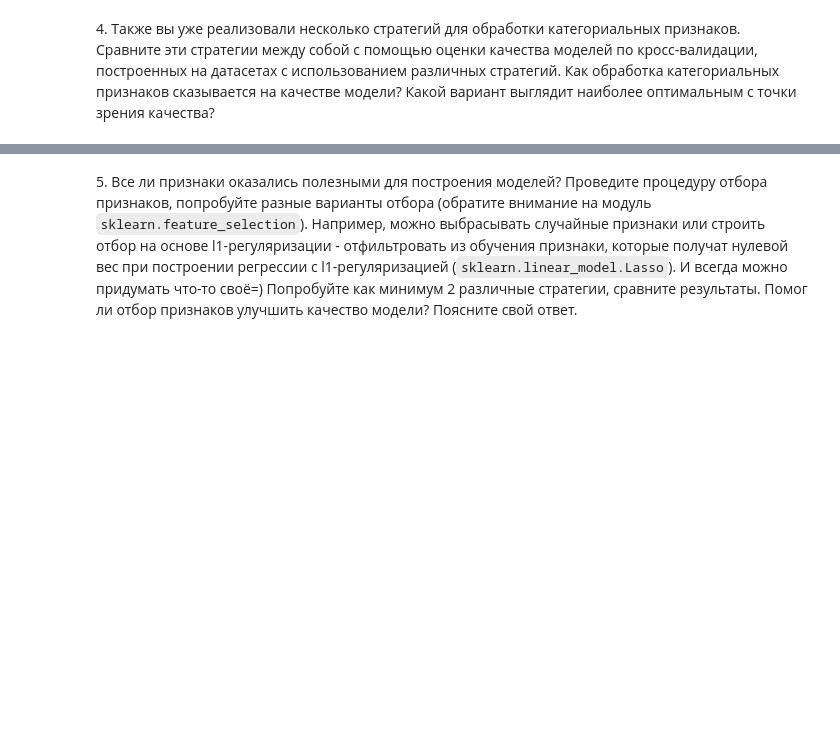
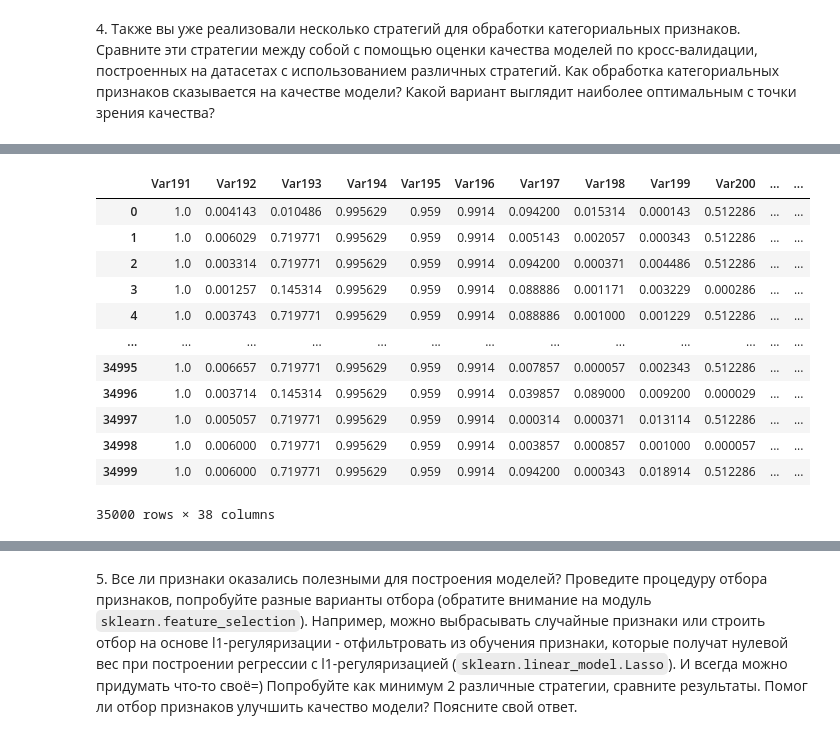
Before and after one commit to Uniholder/Specialization-Yandex-MIPT, a Jupyter notebook: 6_Final_projects/2_churn_prediction/week_5.ipynb, the cells around one changed output, grey strips where cells are left out. Saved outputs shown, nothing was run; the diff lists cells and outputs as text; code cells hidden in the pictures; blank space fills up the shorter version.

```diff
--- a/6_Final_projects/2_churn_prediction/week_5.ipynb
+++ b/6_Final_projects/2_churn_prediction/week_5.ipynb
@@ -457,0 +480,4 @@ Wall time: 1.8 s
+# %%
+dict_ = {}
+for col in tmp.columns:
+    dict_[col] = tmp.groupby(col).size() / len(tmp)
@@ -457,0 +504,16 @@ Wall time: 1.8 s
+# %%
+tmp.apply(lambda col: col.map(dict_[col.name]))
+# %% [output]
+|  | Var191 | Var192 | Var193 | Var194 | Var195 | Var196 | Var197 | Var198 | Var199 | Var200 | ... | ... |
+| 0 | 1.0 | 0.004143 | 0.010486 | 0.995629 | 0.959 | 0.9914 | 0.094200 | 0.015314 | 0.000143 | 0.512286 | ... | ... |
+| 1 | 1.0 | 0.006029 | 0.719771 | 0.995629 | 0.959 | 0.9914 | 0.005143 | 0.002057 | 0.000343 | 0.512286 | ... | ... |
+| 2 | 1.0 | 0.003314 | 0.719771 | 0.995629 | 0.959 | 0.9914 | 0.094200 | 0.000371 | 0.004486 | 0.512286 | ... | ... |
+| 3 | 1.0 | 0.001257 | 0.145314 | 0.995629 | 0.959 | 0.9914 | 0.088886 | 0.001171 | 0.003229 | 0.000286 | ... | ... |
+| 4 | 1.0 | 0.003743 | 0.719771 | 0.995629 | 0.959 | 0.9914 | 0.088886 | 0.001000 | 0.001229 | 0.512286 | ... | ... |
+| ... | ... | ... | ... | ... | ... | ... | ... | ... | ... | ... | ... | ... |
+| 34995 | 1.0 | 0.006657 | 0.719771 | 0.995629 | 0.959 | 0.9914 | 0.007857 | 0.000057 | 0.002343 | 0.512286 | ... | ... |
+| 34996 | 1.0 | 0.003714 | 0.145314 | 0.995629 | 0.959 | 0.9914 | 0.039857 | 0.089000 | 0.009200 | 0.000029 | ... | ... |
+| 34997 | 1.0 | 0.005057 | 0.719771 | 0.995629 | 0.959 | 0.9914 | 0.000314 | 0.000371 | 0.013114 | 0.512286 | ... | ... |
+| 34998 | 1.0 | 0.006000 | 0.719771 | 0.995629 | 0.959 | 0.9914 | 0.003857 | 0.000857 | 0.001000 | 0.000057 | ... | ... |
+| 34999 | 1.0 | 0.006000 | 0.719771 | 0.995629 | 0.959 | 0.9914 | 0.094200 | 0.000343 | 0.018914 | 0.512286 | ... | ... |
+35000 rows × 38 columns
```
Also changed, not shown: parts of 22 cells of this notebook, 4 other files.
